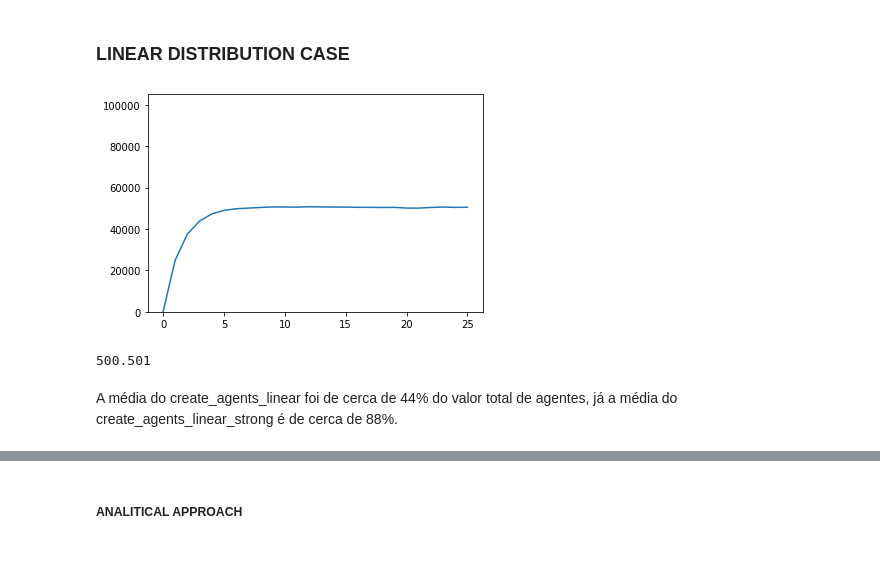
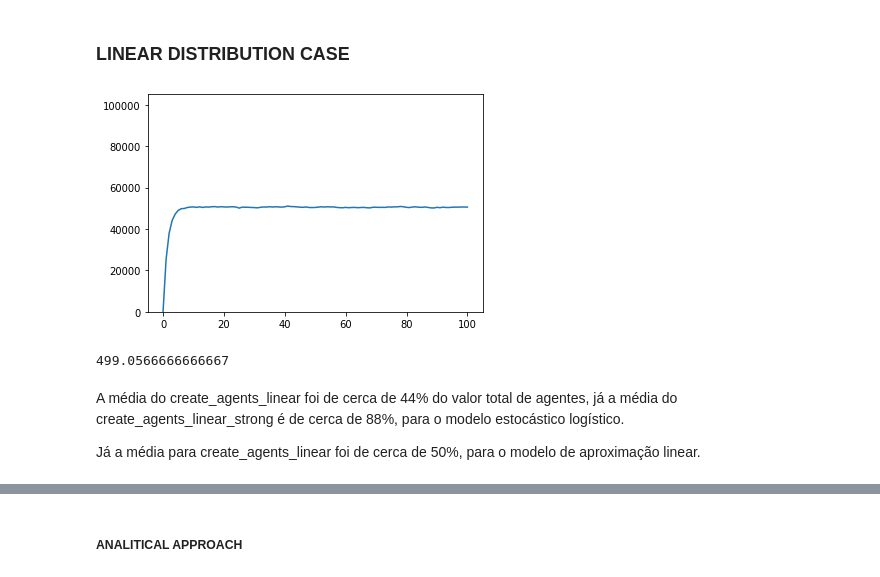
Before and after one commit to AlantheBenign/Critical-mass-model-for-social-dynamic, a Jupyter notebook: Modelo Novo/Analitical analysis.ipynb, the cells around one changed output, grey strips where cells are left out. Cells and saved outputs as stored; diff of their text form; code cells hidden in the pictures.

```diff
--- a/Modelo Novo/Analitical analysis.ipynb
+++ b/Modelo Novo/Analitical analysis.ipynb
@@ -237,31 +237,31 @@ def create_agents_linear_strong(N):
 # %%
 #system parameters
 N = 100000
-steps = 25
+steps = 100
 sector0_size = N
 sector1_size = 0
 
 #create agents
 agents = create_agents_linear_strong(N)
 agents2 = np.copy(agents)
 
 #create system and simulate
 system = func.System(agents, sector0_size, sector1_size)
 progression, states = func.simulate_riot_sectors_exit_intermediary(system, steps)
 
 #bring back the agent list
 agents = agents2
 
 plt.figure()
 plt.plot(progression[0])
 plt.ylim(-5,1.05*N)
 plt.show()
 # %% [output]
-[figure, old version]
+[figure, new version]
 # %%
-k = 1000
+k = 300
 N = 1000
-steps = 200
+steps = 100
 sector0_size = N
 sector1_size = 0
 
@@ -280,9 +280,11 @@ for i in range(k):
 
 print(media/k)
 # %% [output]
-500.501
+499.0566666666667
 # %% [markdown]
-A média do create_agents_linear foi de cerca de 44% do valor total de agentes, já a média do create_agents_linear_strong é de cerca de 88%.
+A média do create_agents_linear foi de cerca de 44% do valor total de agentes, já a média do create_agents_linear_strong é de cerca de 88%, para o modelo estocástico logístico.
+
+Já a média para create_agents_linear foi de cerca de 50%, para o modelo de aproximação linear.
 # %%
 #creating arrays for data display
 thresholds = np.zeros(N)
```
Also changed, not shown: parts of 10 cells of this notebook, 1 other file.
